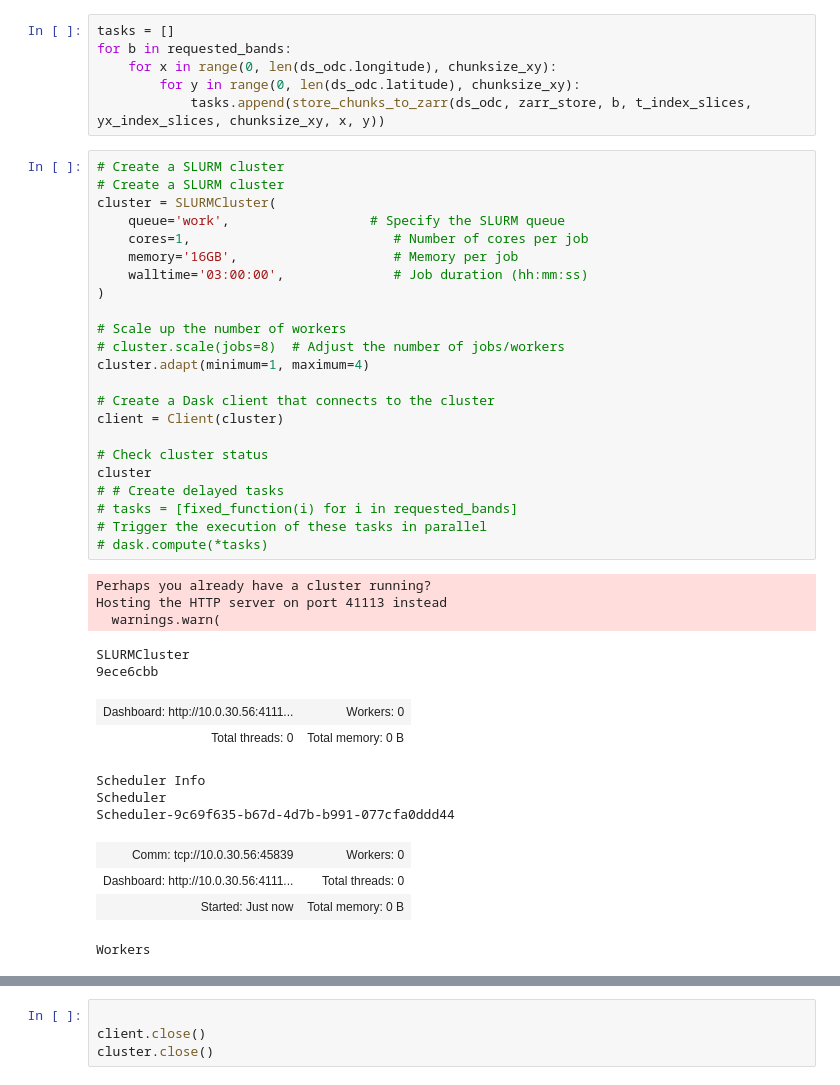
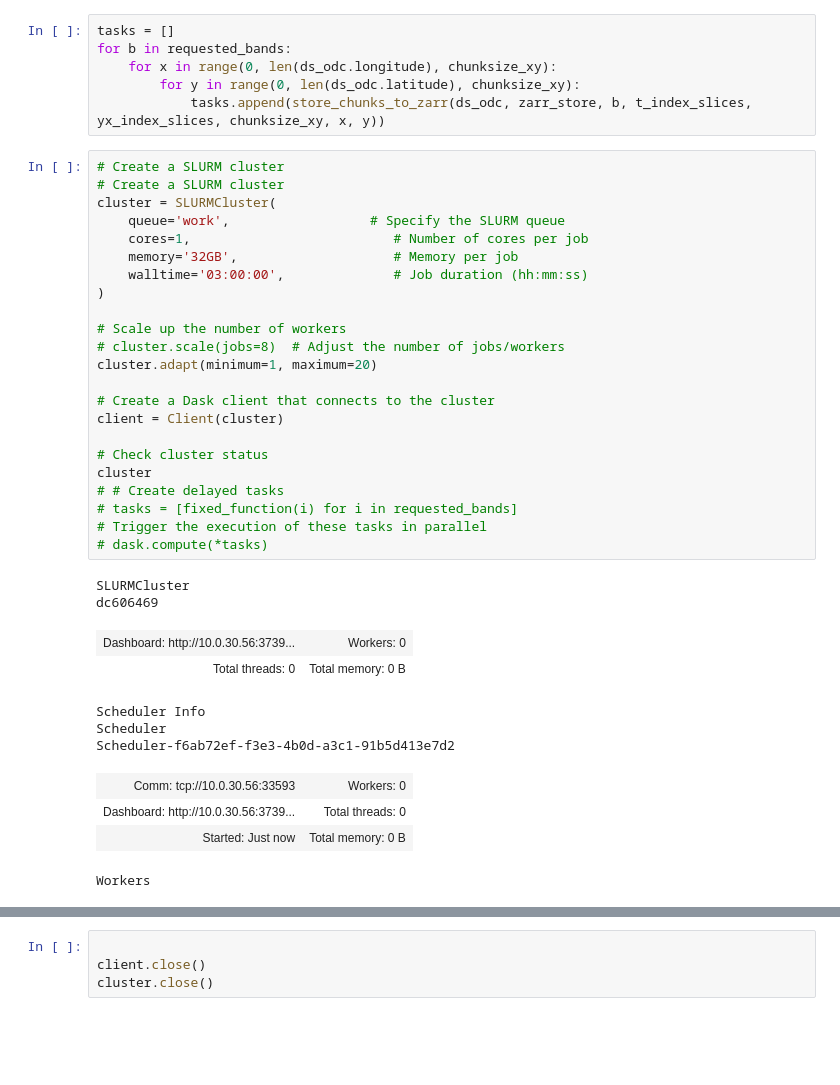
Before and after one commit to MarkusZehner/stacathome, a Jupyter notebook: walltowall.ipynb, the cells around one changed output, grey strips where cells are left out. Saved outputs shown, nothing was run; the diff lists cells and outputs as text; blank space fills up the shorter version.

```diff
--- a/walltowall.ipynb
+++ b/walltowall.ipynb
@@ -299,40 +343,37 @@ for b in requested_bands:
 # %%
 # Create a SLURM cluster
 # Create a SLURM cluster
 cluster = SLURMCluster(
     queue='work',                  # Specify the SLURM queue
     cores=1,                          # Number of cores per job
-    memory='16GB',                    # Memory per job
+    memory='32GB',                    # Memory per job
     walltime='03:00:00',              # Job duration (hh:mm:ss)
 )
 
 # Scale up the number of workers
 # cluster.scale(jobs=8)  # Adjust the number of jobs/workers
-cluster.adapt(minimum=1, maximum=4)
+cluster.adapt(minimum=1, maximum=20)
 
 # Create a Dask client that connects to the cluster
 client = Client(cluster)
 
 # Check cluster status
 cluster
 # # Create delayed tasks
 # tasks = [fixed_function(i) for i in requested_bands]
 # Trigger the execution of these tasks in parallel
 # dask.compute(*tasks)
 # %% [output]
-Perhaps you already have a cluster running?
-Hosting the HTTP server on port 41113 instead
-  warnings.warn(
+SLURMCluster
+dc606469
+| Dashboard: http://10.0.30.56:3739... | Workers: 0 |
+| Total threads: 0 | Total memory: 0 B |
-SLURMCluster
-9ece6cbb
+Scheduler Info
+Scheduler
+Scheduler-f6ab72ef-f3e3-4b0d-a3c1-91b5d413e7d2
-| Dashboard: http://10.0.30.56:4111... | Workers: 0 |
-| Total threads: 0 | Total memory: 0 B |
+| Comm: tcp://10.0.30.56:33593 | Workers: 0 |
+| Dashboard: http://10.0.30.56:3739... | Total threads: 0 |
+| Started: Just now | Total memory: 0 B |
-Scheduler Info
-Scheduler
-Scheduler-9c69f635-b67d-4d7b-b991-077cfa0ddd44
+Workers
-| Comm: tcp://10.0.30.56:45839 | Workers: 0 |
-| Dashboard: http://10.0.30.56:4111... | Total threads: 0 |
-| Started: Just now | Total memory: 0 B |
-Workers
 # %%
 dask.compute(*tasks)
```
Also changed, not shown: parts of 19 cells of this notebook, 2 other files.
